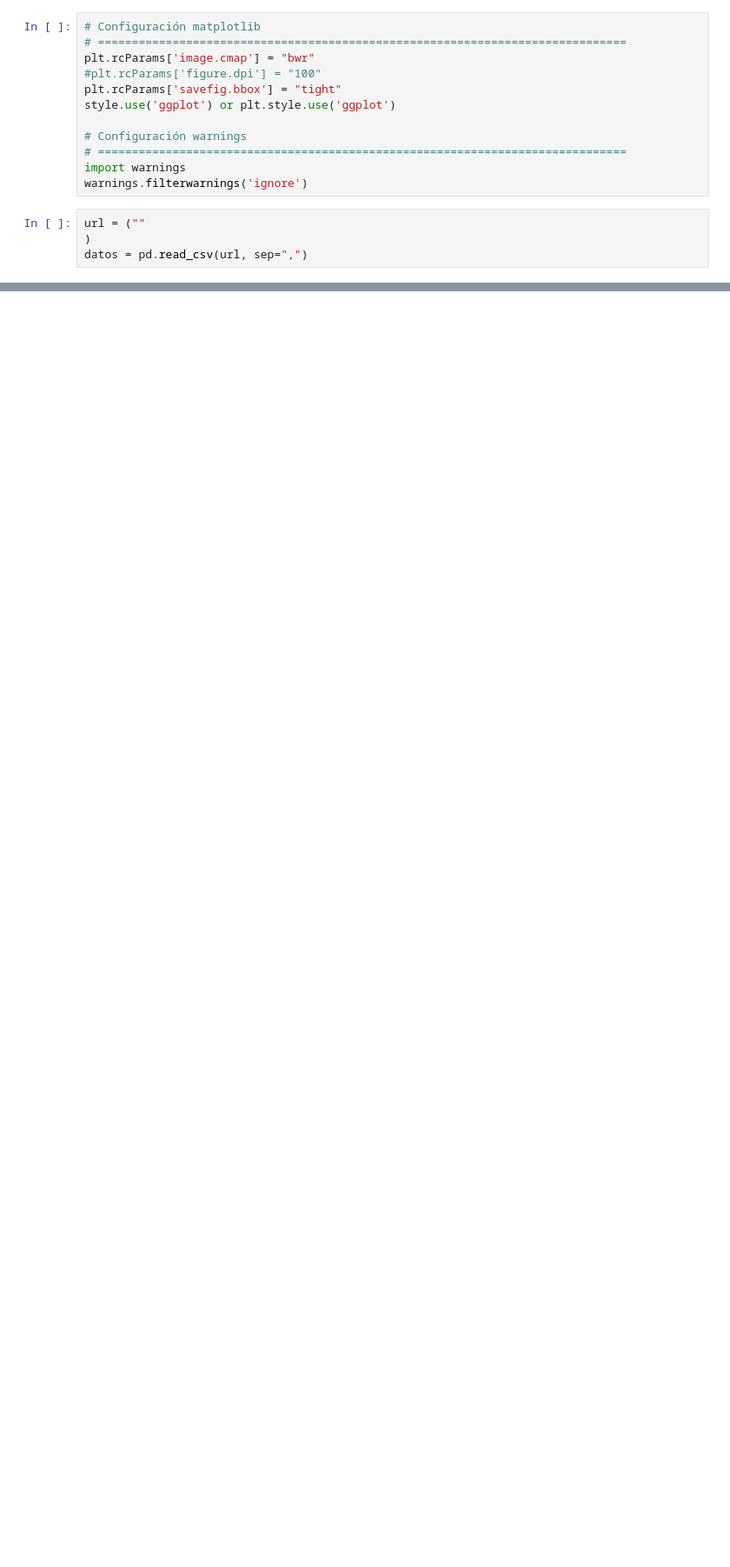
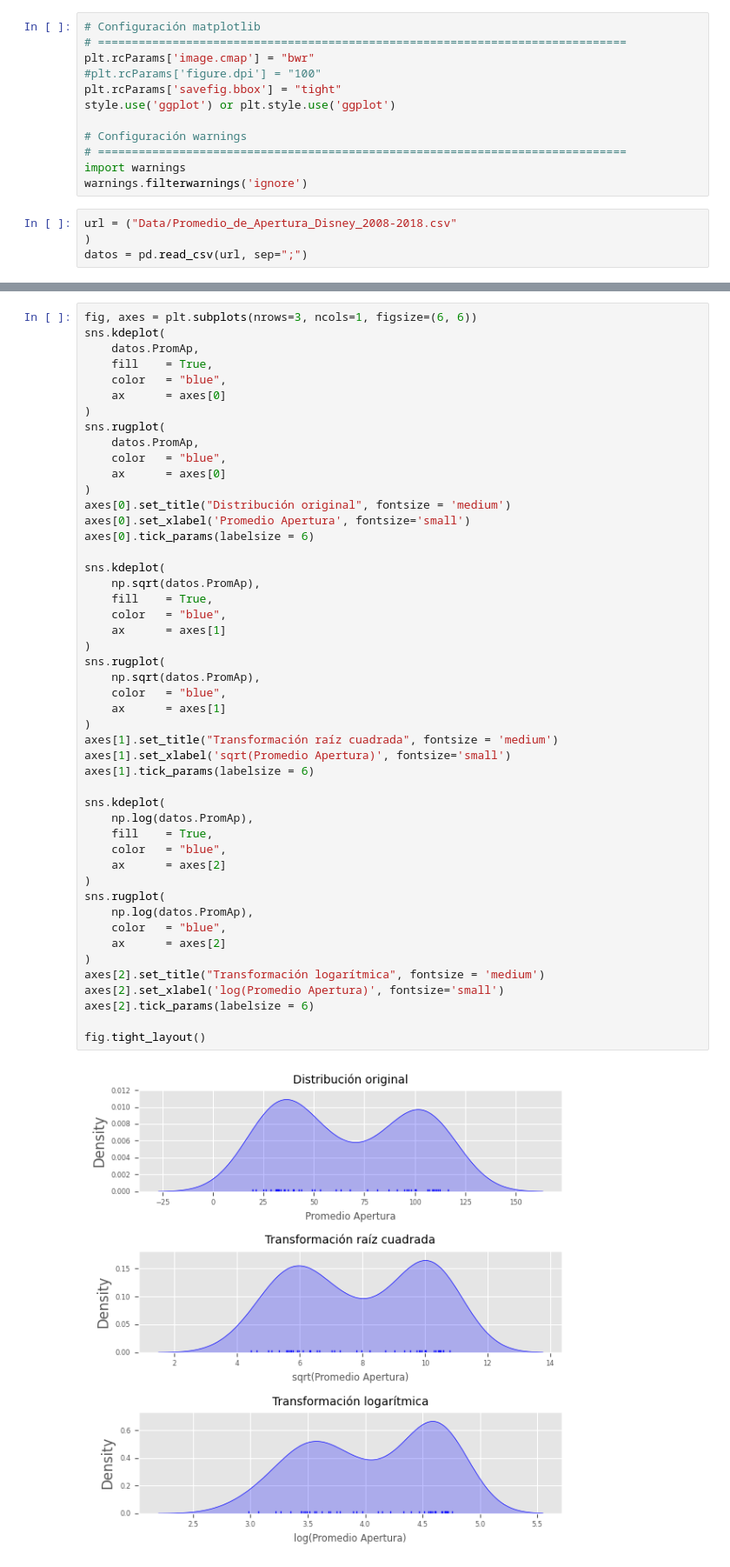
Before and after one commit to DarkinMC/Modelos-Predictivos-Acciones-Disney, a Jupyter notebook: modelo.ipynb, the cells around one changed output, grey strips where cells are left out. Shown at 87% size. Cells and saved outputs as stored; diff of their text form; blank space fills up the shorter version.

```diff
--- a/modelo.ipynb
+++ b/modelo.ipynb
@@ -50,6 +50,6 @@ style.use('ggplot') or plt.style.use('ggplot')
 import warnings
 warnings.filterwarnings('ignore')
 # %%
-url = (""
+url = ("Data/Promedio_de_Apertura_Disney_2008-2018.csv"
 )
-datos = pd.read_csv(url, sep=",")
+datos = pd.read_csv(url, sep=";")
@@ -57,0 +95,50 @@ FileNotFoundError: [Errno 2] No such file or directory: ''
+# %%
+fig, axes = plt.subplots(nrows=3, ncols=1, figsize=(6, 6))
+sns.kdeplot(
+    datos.PromAp,
+    fill    = True,
+    color   = "blue",
+    ax      = axes[0]
+)
+sns.rugplot(
+    datos.PromAp,
+    color   = "blue",
+    ax      = axes[0]
+)
+axes[0].set_title("Distribución original", fontsize = 'medium')
+axes[0].set_xlabel('Promedio Apertura', fontsize='small')
+axes[0].tick_params(labelsize = 6)
+
+sns.kdeplot(
+    np.sqrt(datos.PromAp),
+    fill    = True,
+    color   = "blue",
+    ax      = axes[1]
+)
+sns.rugplot(
+    np.sqrt(datos.PromAp),
+    color   = "blue",
+    ax      = axes[1]
+)
+axes[1].set_title("Transformación raíz cuadrada", fontsize = 'medium')
+axes[1].set_xlabel('sqrt(Promedio Apertura)', fontsize='small')
+axes[1].tick_params(labelsize = 6)
+
+sns.kdeplot(
+    np.log(datos.PromAp),
+    fill    = True,
+    color   = "blue",
+    ax      = axes[2]
+)
+sns.rugplot(
+    np.log(datos.PromAp),
+    color   = "blue",
+    ax      = axes[2]
+)
+axes[2].set_title("Transformación logarítmica", fontsize = 'medium')
+axes[2].set_xlabel('log(Promedio Apertura)', fontsize='small')
+axes[2].tick_params(labelsize = 6)
+
+fig.tight_layout()
+# %% [output]
+[figure, added]
```
Also changed, not shown: parts of 14 cells of this notebook.
